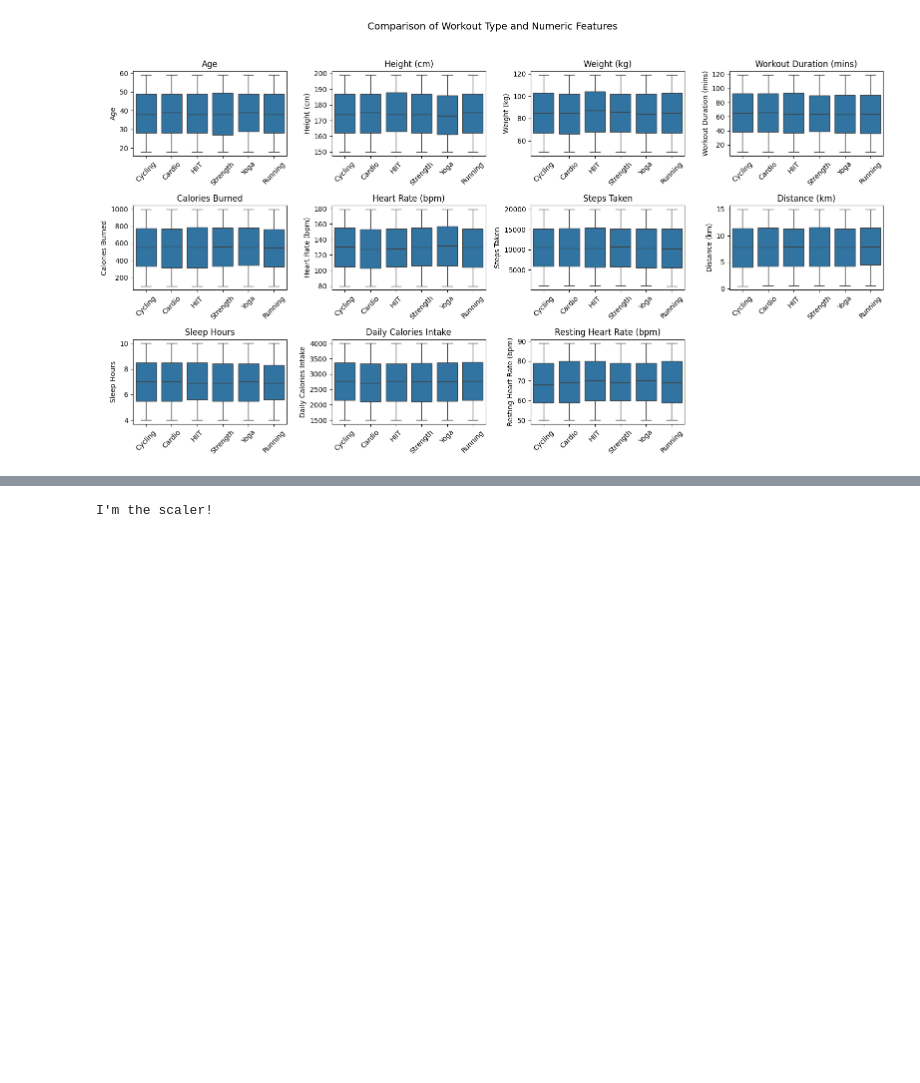
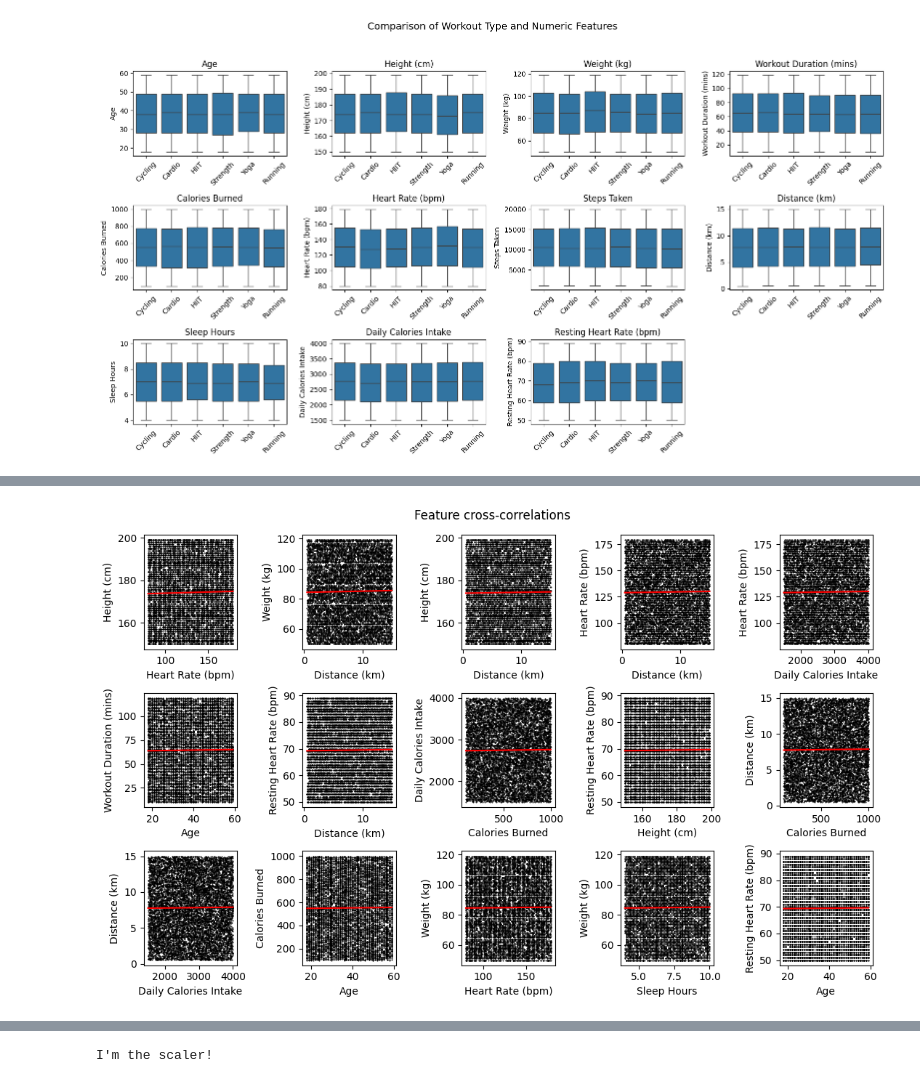
Before and after one commit to 4GeeksAcademy/gperdrizet_fitness_final_project, a Jupyter notebook: src/01.2-EDA_continuous_features.ipynb, the cells around one changed output, grey strips where cells are left out. Saved outputs shown, nothing was run; the diff lists cells and outputs as text; code cells hidden in the pictures; blank space fills up the shorter version.

```diff
--- a/src/01.2-EDA_continuous_features.ipynb
+++ b/src/01.2-EDA_continuous_features.ipynb
@@ -173,0 +171,26 @@ ModuleNotFoundError: No module named 'statsmodels'
+# %%
+from itertools import product
+import function as funcs
+# Features to calculate correlation coefficients for
+features=[
+    'Age',
+    'Height (cm)',
+    'Weight (kg)',
+    'Workout Duration (mins)',
+    'Calories Burned',
+    'Heart Rate (bpm)',
+    'Sleep Hours',
+    'Distance (km)',
+    'Resting Heart Rate (bpm)',
+    'Daily Calories Intake',
+]
+
+# Calculate the correlation coefficients between each pair of features
+feature_pairs=list(set(tuple(sorted(pair)) for pair in product(features, features)))
+correlations=funcs.get_correlations(feature_pairs, df_cont)
+
+# Sort by Spearman rank and inspect
+correlations_df=pd.DataFrame.from_dict(correlations)
+correlations_df.sort_values('Spearman', inplace=True, ascending=False)
+correlations_df.reset_index(inplace=True, drop=True)
+correlations_df.head(len(correlations_df))
@@ -173,0 +215,4 @@ ModuleNotFoundError: No module named 'statsmodels'
+# %%
+funcs.plot_correlations(df_cont, correlations_df)
+# %% [output]
+[figure, added]
```
Also changed, not shown: parts of 7 cells of this notebook.
